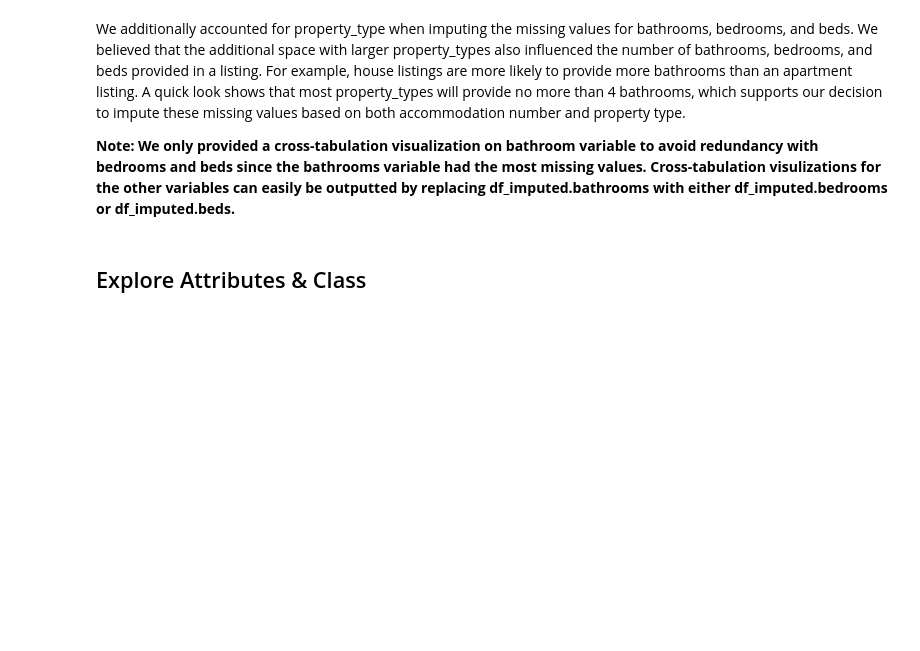
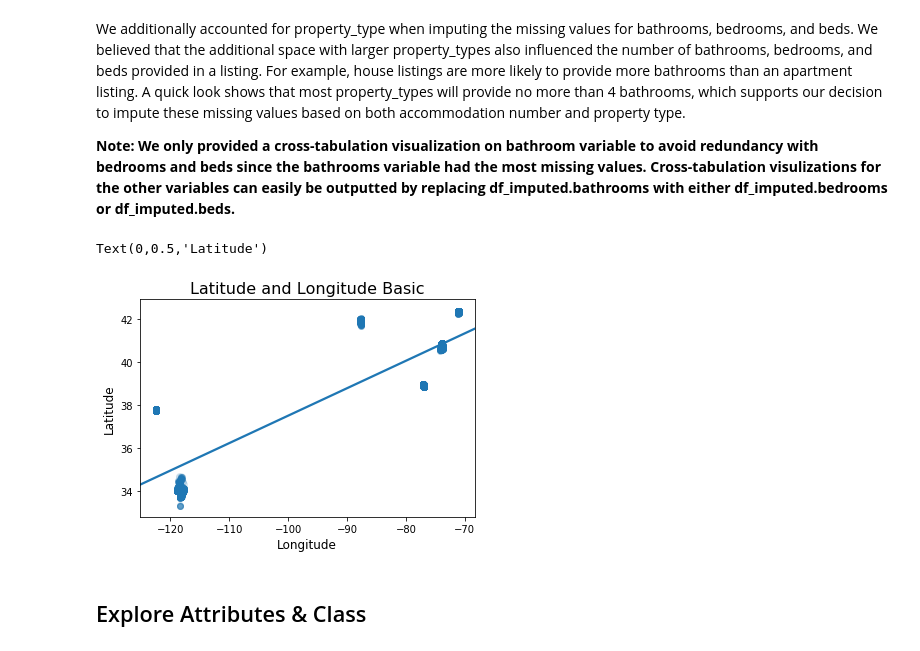
Before and after one commit to anguyen-07/DS7331-ML_Labs, a Jupyter notebook: DS7331_Lab1_VizProcessing_AirBnB.ipynb, the cells around one changed output. Saved outputs shown, nothing was run; the diff lists cells and outputs as text; code cells hidden in the pictures; blank space fills up the shorter version.

```diff
--- a/DS7331_Lab1_VizProcessing_AirBnB.ipynb
+++ b/DS7331_Lab1_VizProcessing_AirBnB.ipynb
@@ -575,6 +575,18 @@ sns.heatmap(PropertyAccommodates_Bathrooms, cmap = 'YlGnBu', annot = True, cbar
 We additionally accounted for property_type when imputing the missing values for bathrooms, bedrooms, and beds. We believed that the additional space with larger property_types also influenced the number of bathrooms, bedrooms, and beds provided in a listing. For example, house listings are more likely to provide more bathrooms than an apartment listing. A quick look shows that most property_types will provide no more than 4 bathrooms, which supports our decision to impute these missing values based on both accommodation number and property type.
 
 **Note: We only provided a cross-tabulation visualization on bathroom variable to avoid redundancy with bedrooms and beds since the bathrooms variable had the most missing values. Cross-tabulation visulizations for the other variables can easily be outputted by replacing df_imputed.bathrooms with either df_imputed.bedrooms or df_imputed.beds.**
+# %%
+# Scatterplot between latitude and longitude
+sns.regplot(x='longitude',
+            y='latitude',
+            data=df_imputed,
+            scatter_kws={'alpha':0.1})
+plt.title('Latitude and Longitude Basic', fontsize=16)
+plt.xlabel('Longitude', fontsize=12)
+plt.ylabel('Latitude', fontsize=12)
+# %% [output]
+Text(0,0.5,'Latitude')
+[figure, added]
 # %% [markdown]
 ## Explore Attributes & Class
 # %% [markdown]
```
Also changed, not shown: parts of 8 cells of this notebook.
